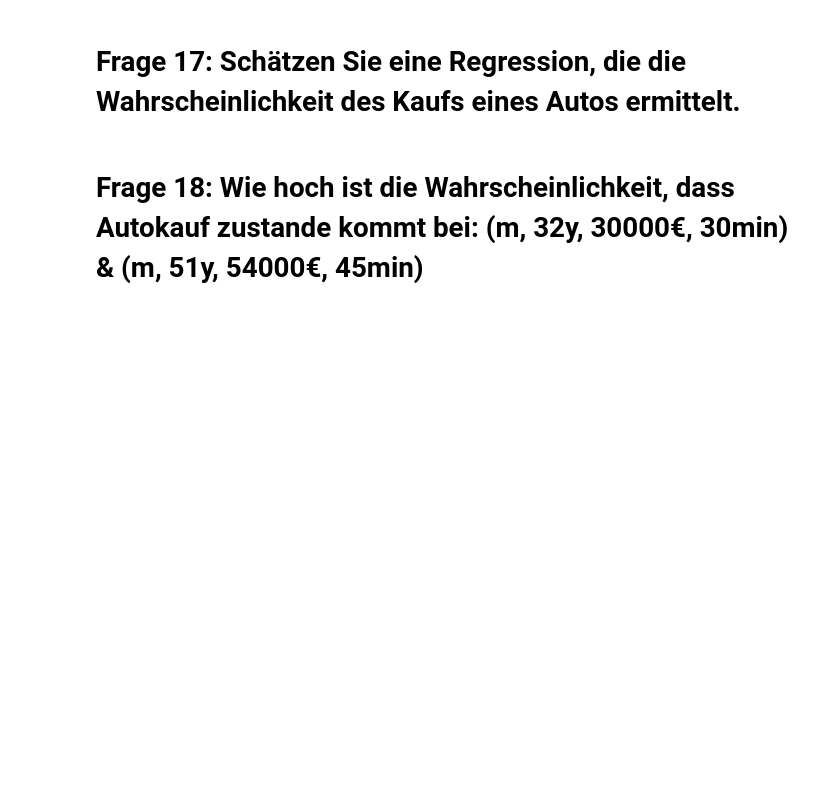
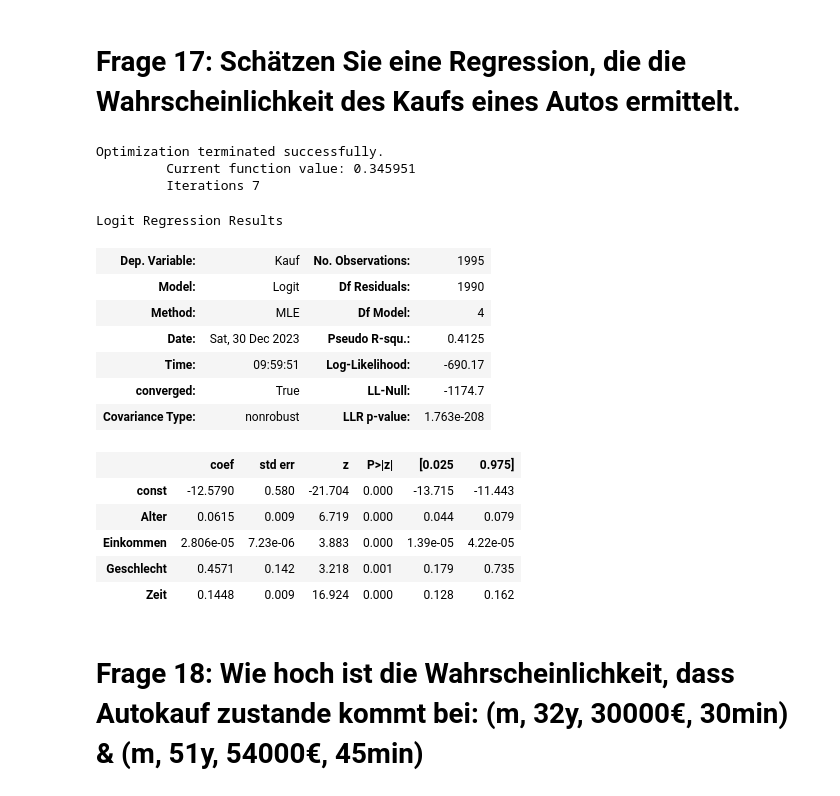
Before and after one commit to Dennis130301/final_projectWS23_Group1, a Jupyter notebook: Projekt_Gruppe1.ipynb, the cells around one changed output. Drawn from its saved outputs; the diff is of its cells as text; code cells hidden in the pictures; blank space fills up the shorter version.

```diff
--- a/Projekt_Gruppe1.ipynb
+++ b/Projekt_Gruppe1.ipynb
@@ -862,3 +860,26 @@ Stargazer([model1])
 | Note: | *p<0.1; **p<0.05; ***p<0.01 |
 # %% [markdown]
 # Frage 15: Prognostiziere den Kaufpreis für(m, 32, 30000) & (m, 51, 54000) noch nicht richtig
+# %%
+# Daten vorbereiten
+data_for_model = merged_df.dropna(subset=['Preis'])
+
+# Features auswählen und aufbereiten
+features = ['Alter', 'Einkommen', 'Geschlecht']
+X = data_for_model[features]
+y = data_for_model['Preis']
+
+# Konstante zu den Features hinzufügen
+X = sm.add_constant(X)
+
+# Lineare Regression erstellen und trainieren
+model = sm.OLS(y, X)
+result = model.fit()
+
+# Szenarien vorbereiten
+szenario_1 = pd.DataFrame([[1, 32, 30000, 1]], columns=['const', 'Alter', 'Einkommen', 'Geschlecht'])
+szenario_2 = pd.DataFrame([[1, 51, 54000, 1]], columns=['const', 'Alter', 'Einkommen', 'Geschlecht'])
+
+# Vorhersagen für die Szenarien machen
+prediction_1 = result.predict(szenario_1)
+prediction_2 = result.predict(szenario_2)
@@ -910,6 +944,43 @@ Notes:
 Einkommen hat das größte Beta [0;1] und beeinflusst daher den Preis des Autos am meisten
 # %% [markdown]
 # Frage 17: Schätzen Sie eine Regression, die die Wahrscheinlichkeit des Kaufs eines Autos ermittelt.
+# %%
+# Daten vorbereiten
+merged_df['Kauf'] = (merged_df['Preis'] > merged_df['Preis'].mean()).astype(int)
+
+# Features auswählen und aufbereiten
+features = ['Alter', 'Einkommen', 'Geschlecht', 'Zeit']
+X = merged_df[features]
+y = merged_df['Kauf']
+
+# Konstante zu den Features hinzufügen
+X = sm.add_constant(X)
+
+# Logistische Regression erstellen und trainieren
+model = sm.Logit(y, X)
+result = model.fit()
+# %% [output]
+Optimization terminated successfully.
+         Current function value: 0.345951
+         Iterations 7
+# %%
+# Ergebnisse anzeigen
+result.summary()
+# %% [output]
+Logit Regression Results
+| Dep. Variable: | Kauf | No. Observations: | 1995 |
+| Model: | Logit | Df Residuals: | 1990 |
+| Method: | MLE | Df Model: | 4 |
+| Date: | Sat, 30 Dec 2023 | Pseudo R-squ.: | 0.4125 |
+| Time: | 09:59:51 | Log-Likelihood: | -690.17 |
+| converged: | True | LL-Null: | -1174.7 |
+| Covariance Type: | nonrobust | LLR p-value: | 1.763e-208 |
+|  | coef | std err | z | P>|z| | [0.025 | 0.975] |
+| const | -12.5790 | 0.580 | -21.704 | 0.000 | -13.715 | -11.443 |
+| Alter | 0.0615 | 0.009 | 6.719 | 0.000 | 0.044 | 0.079 |
+| Einkommen | 2.806e-05 | 7.23e-06 | 3.883 | 0.000 | 1.39e-05 | 4.22e-05 |
+| Geschlecht | 0.4571 | 0.142 | 3.218 | 0.001 | 0.179 | 0.735 |
+| Zeit | 0.1448 | 0.009 | 16.924 | 0.000 | 0.128 | 0.162 |
 # %% [markdown]
 # Frage 18: Wie hoch ist die Wahrscheinlichkeit, dass Autokauf zustande kommt bei: (m, 32y, 30000€, 30min) & (m, 51y, 54000€, 45min)
 # %% [markdown]
```
Also changed, not shown: parts of 6 cells of this notebook.
